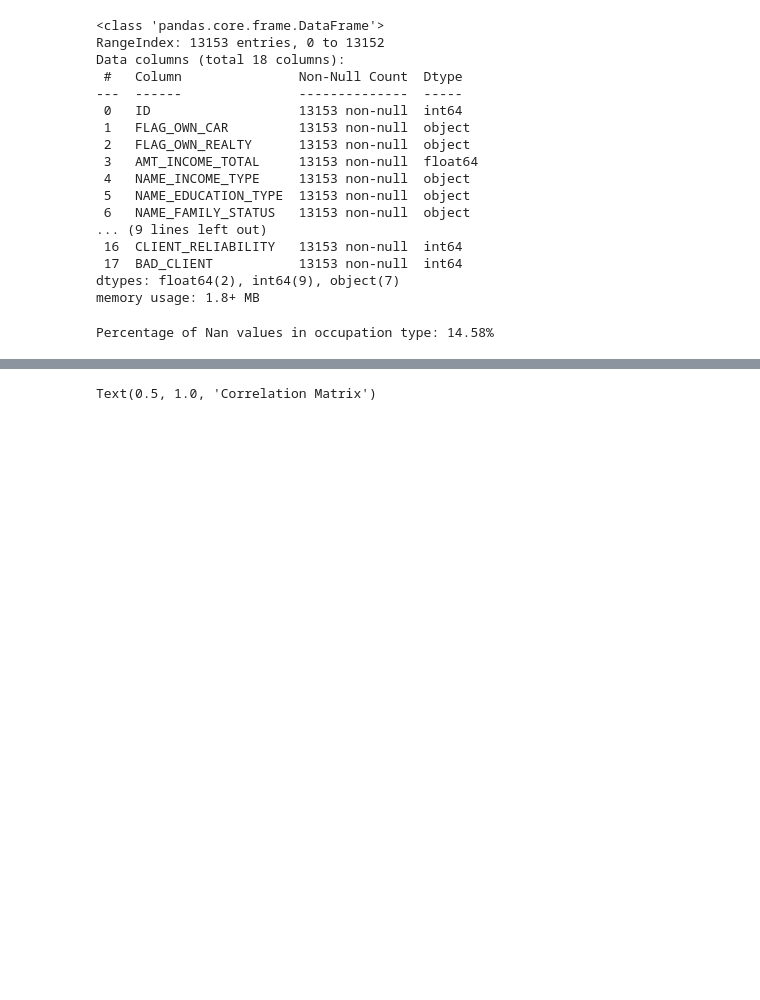
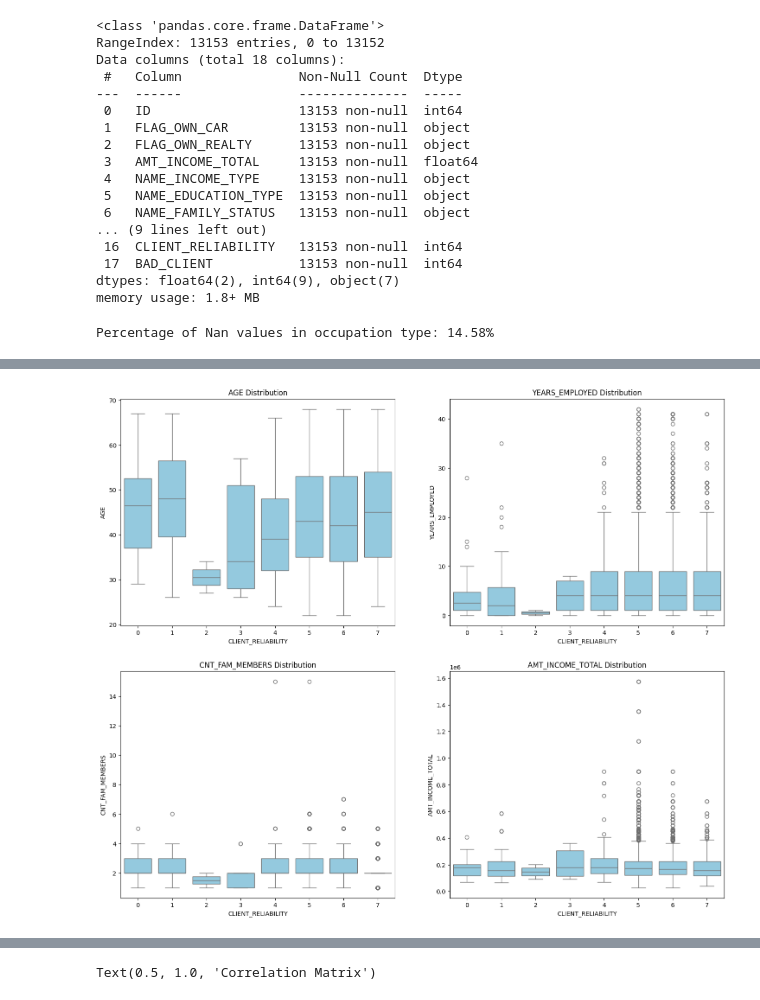
Before and after one commit to EnricoMiche1210760/prediction-of-creditworthiness-for-credit-card-issuance, a Jupyter notebook: main.ipynb, the cells around one changed output, grey strips where cells are left out. Saved outputs shown, nothing was run; the diff lists cells and outputs as text; code cells hidden in the pictures; blank space fills up the shorter version.

```diff
--- a/main.ipynb
+++ b/main.ipynb
@@ -461,0 +526,9 @@ approved_applications = approved_applications.drop(columns=["OCCUPATION_TYPE"])
+# %%
+numerical_columns = ['AGE', 'YEARS_EMPLOYED', 'CNT_FAM_MEMBERS', 'AMT_INCOME_TOTAL']
+fig, axes = plt.subplots(2, 2, figsize=(18, 15))
+for i, column in enumerate(numerical_columns):
+    sns.boxplot(x='CLIENT_RELIABILITY', y=column, data=approved_applications, ax=axes[int(i/2)][i%2], color='skyblue')
+    axes[int(i/2)][i%2].set_title(column + ' Distribution')
+plt.show()
+# %% [output]
+[figure, added]
```
Also changed, not shown: parts of 22 cells of this notebook.
